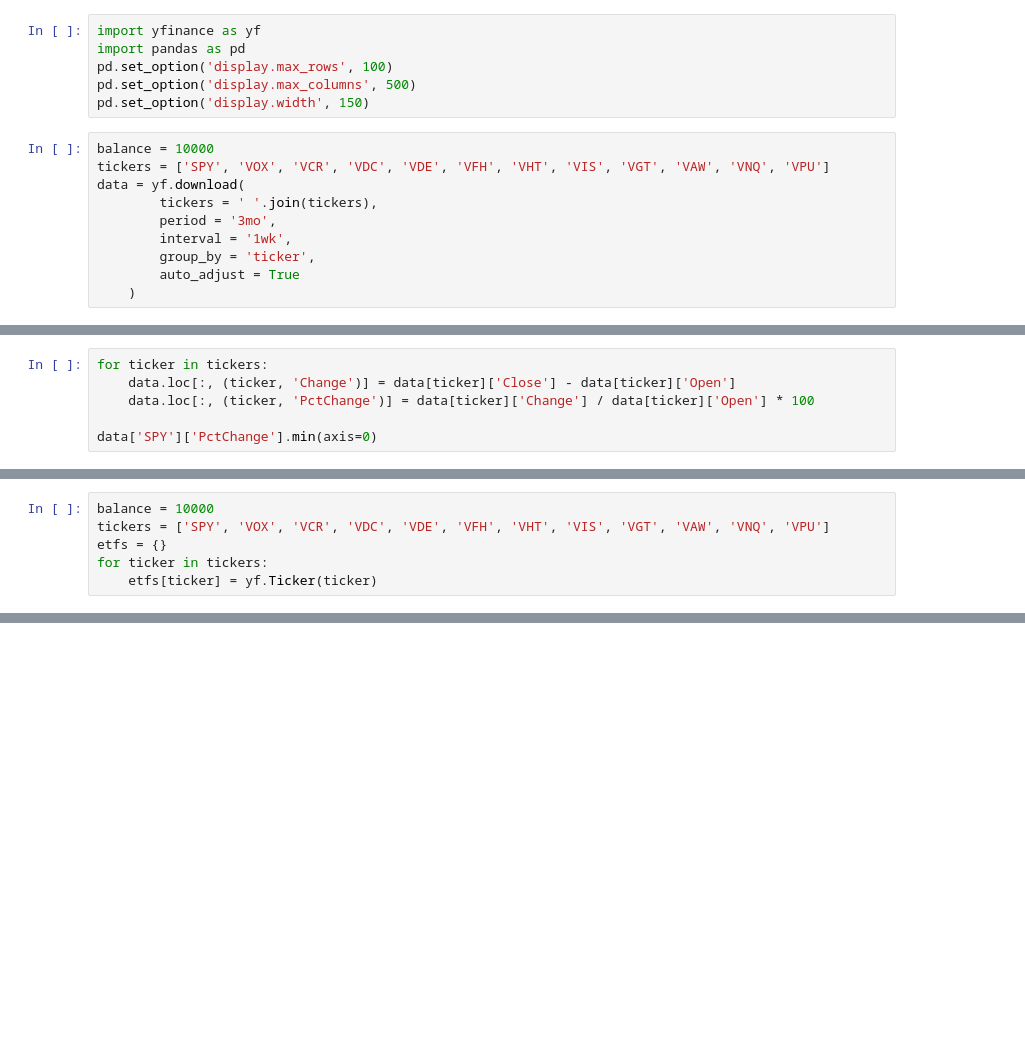
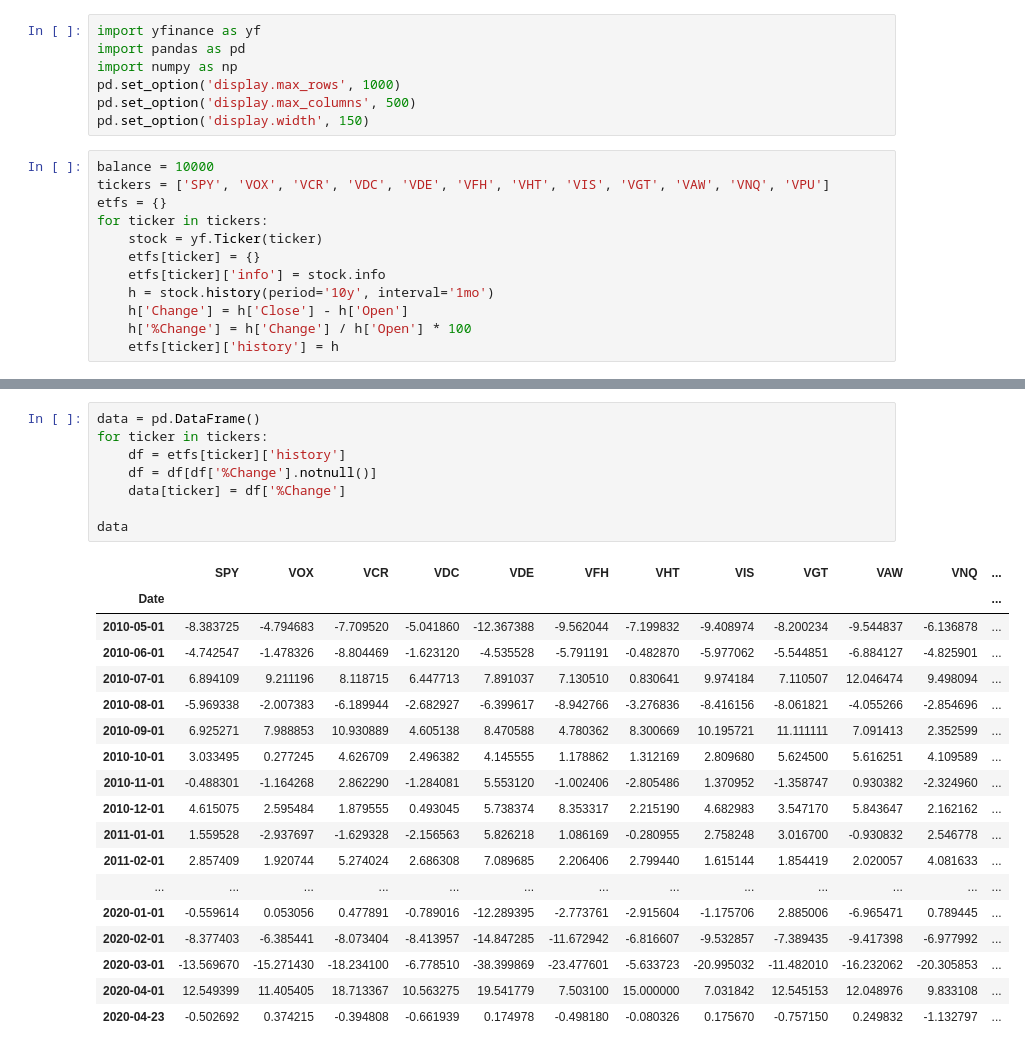
Before and after one commit to silver8ack/stockinator, a Jupyter notebook: stockinator.ipynb, the cells around one changed output, grey strips where cells are left out. Saved outputs shown, nothing was run; the diff lists cells and outputs as text; blank space fills up the shorter version.

```diff
--- a/stockinator.ipynb
+++ b/stockinator.ipynb
@@ -1,16 +1,19 @@
 # %%
 import yfinance as yf
 import pandas as pd
-pd.set_option('display.max_rows', 100)
+import numpy as np
+pd.set_option('display.max_rows', 1000)
 pd.set_option('display.max_columns', 500)
 pd.set_option('display.width', 150)
 # %%
 balance = 10000
 tickers = ['SPY', 'VOX', 'VCR', 'VDC', 'VDE', 'VFH', 'VHT', 'VIS', 'VGT', 'VAW', 'VNQ', 'VPU']
-data = yf.download(
-        tickers = ' '.join(tickers),
-        period = '3mo',
-        interval = '1wk',
-        group_by = 'ticker',
-        auto_adjust = True
-    )
+etfs = {}
+for ticker in tickers:
+    stock = yf.Ticker(ticker)
+    etfs[ticker] = {}
+    etfs[ticker]['info'] = stock.info
+    h = stock.history(period='10y', interval='1mo')
+    h['Change'] = h['Close'] - h['Open']
+    h['%Change'] = h['Change'] / h['Open'] * 100
+    etfs[ticker]['history'] = h
@@ -19,6 +19,0 @@ data = yf.download(
-# %%
-for ticker in tickers:
-    data.loc[:, (ticker, 'Change')] = data[ticker]['Close'] - data[ticker]['Open']
-    data.loc[:, (ticker, 'PctChange')] = data[ticker]['Change'] / data[ticker]['Open'] * 100
-
-data['SPY']['PctChange'].min(axis=0)
@@ -27,6 +19,0 @@ data['SPY']['PctChange'].min(axis=0)
-# %%
-balance = 10000
-tickers = ['SPY', 'VOX', 'VCR', 'VDC', 'VDE', 'VFH', 'VHT', 'VIS', 'VGT', 'VAW', 'VNQ', 'VPU']
-etfs = {}
-for ticker in tickers:
-    etfs[ticker] = yf.Ticker(ticker)
@@ -58,0 +20,27 @@ Date
+# %%
+data = pd.DataFrame()
+for ticker in tickers:
+    df = etfs[ticker]['history']
+    df = df[df['%Change'].notnull()]
+    data[ticker] = df['%Change']
+
+data
+# %% [output]
+|  | SPY | VOX | VCR | VDC | VDE | VFH | VHT | VIS | VGT | VAW | VNQ | ... |
+| Date |  |  |  |  |  |  |  |  |  |  |  | ... |
+| 2010-05-01 | -8.383725 | -4.794683 | -7.709520 | -5.041860 | -12.367388 | -9.562044 | -7.199832 | -9.408974 | -8.200234 | -9.544837 | -6.136878 | ... |
+| 2010-06-01 | -4.742547 | -1.478326 | -8.804469 | -1.623120 | -4.535528 | -5.791191 | -0.482870 | -5.977062 | -5.544851 | -6.884127 | -4.825901 | ... |
+| 2010-07-01 | 6.894109 | 9.211196 | 8.118715 | 6.447713 | 7.891037 | 7.130510 | 0.830641 | 9.974184 | 7.110507 | 12.046474 | 9.498094 | ... |
+| 2010-08-01 | -5.969338 | -2.007383 | -6.189944 | -2.682927 | -6.399617 | -8.942766 | -3.276836 | -8.416156 | -8.061821 | -4.055266 | -2.854696 | ... |
+| 2010-09-01 | 6.925271 | 7.988853 | 10.930889 | 4.605138 | 8.470588 | 4.780362 | 8.300669 | 10.195721 | 11.111111 | 7.091413 | 2.352599 | ... |
+| 2010-10-01 | 3.033495 | 0.277245 | 4.626709 | 2.496382 | 4.145555 | 1.178862 | 1.312169 | 2.809680 | 5.624500 | 5.616251 | 4.109589 | ... |
+| 2010-11-01 | -0.488301 | -1.164268 | 2.862290 | -1.284081 | 5.553120 | -1.002406 | -2.805486 | 1.370952 | -1.358747 | 0.930382 | -2.324960 | ... |
+| 2010-12-01 | 4.615075 | 2.595484 | 1.879555 | 0.493045 | 5.738374 | 8.353317 | 2.215190 | 4.682983 | 3.547170 | 5.843647 | 2.162162 | ... |
+| 2011-01-01 | 1.559528 | -2.937697 | -1.629328 | -2.156563 | 5.826218 | 1.086169 | -0.280955 | 2.758248 | 3.016700 | -0.930832 | 2.546778 | ... |
+| 2011-02-01 | 2.857409 | 1.920744 | 5.274024 | 2.686308 | 7.089685 | 2.206406 | 2.799440 | 1.615144 | 1.854419 | 2.020057 | 4.081633 | ... |
+| ... | ... | ... | ... | ... | ... | ... | ... | ... | ... | ... | ... | ... |
+| 2020-01-01 | -0.559614 | 0.053056 | 0.477891 | -0.789016 | -12.289395 | -2.773761 | -2.915604 | -1.175706 | 2.885006 | -6.965471 | 0.789445 | ... |
+| 2020-02-01 | -8.377403 | -6.385441 | -8.073404 | -8.413957 | -14.847285 | -11.672942 | -6.816607 | -9.532857 | -7.389435 | -9.417398 | -6.977992 | ... |
+| 2020-03-01 | -13.569670 | -15.271430 | -18.234100 | -6.778510 | -38.399869 | -23.477601 | -5.633723 | -20.995032 | -11.482010 | -16.232062 | -20.305853 | ... |
+| 2020-04-01 | 12.549399 | 11.405405 | 18.713367 | 10.563275 | 19.541779 | 7.503100 | 15.000000 | 7.031842 | 12.545153 | 12.048976 | 9.833108 | ... |
+| 2020-04-23 | -0.502692 | 0.374215 | -0.394808 | -0.661939 | 0.174978 | -0.498180 | -0.080326 | 0.175670 | -0.757150 | 0.249832 | -1.132797 | ... |
```
Also changed, not shown: parts of 4 cells of this notebook.
